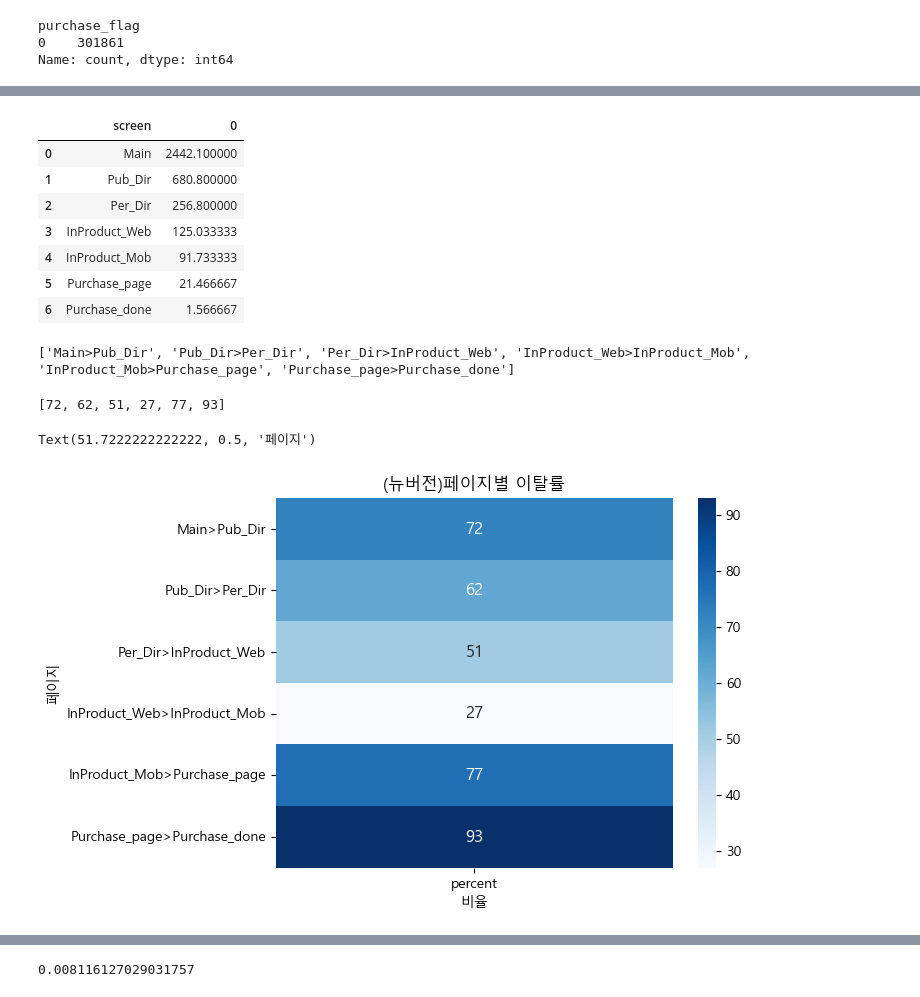
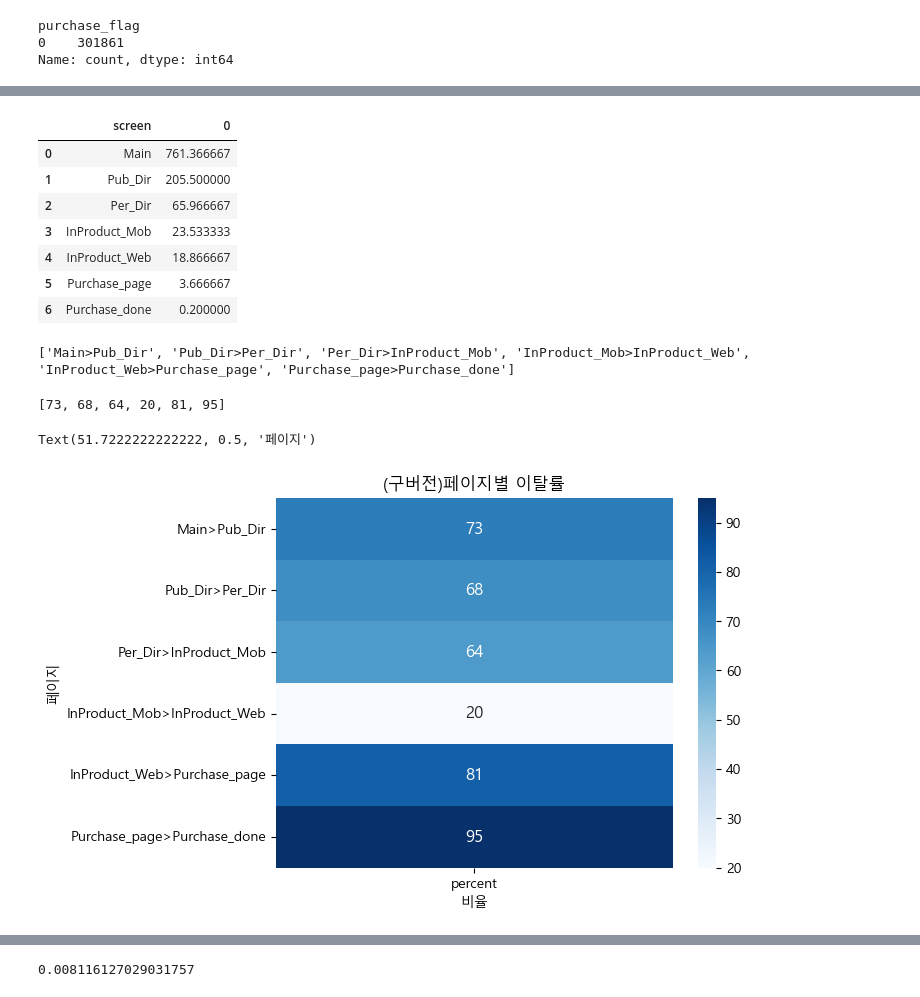
Before and after one commit to KIMJEONGSU/logs, a Jupyter notebook: logs.ipynb, the cells around one changed output, grey strips where cells are left out. Drawn from its saved outputs; the diff is of its cells as text; code cells hidden in the pictures.

```diff
--- a/logs.ipynb
+++ b/logs.ipynb
@@ -312,17 +312,17 @@ Text(221.72222222222223, 0.5, '날짜')
 # %%
-funnel = log[log['version_old']=='미사용'].groupby(['datetime','screen'])['sessionid'].nunique().unstack().fillna(0).astype(int)
+funnel = log[log['version_old']=='사용'].groupby(['datetime','screen'])['sessionid'].nunique().unstack().fillna(0).astype(int)
 funnel = funnel.mean()
 funnel = funnel[funnel.sort_values(ascending=False).index].reset_index()
 funnel
 # %% [output]
 |  | screen | 0 |
-| 0 | Main | 2442.100000 |
-| 1 | Pub_Dir | 680.800000 |
-| 2 | Per_Dir | 256.800000 |
-| 3 | InProduct_Web | 125.033333 |
-| 4 | InProduct_Mob | 91.733333 |
-| 5 | Purchase_page | 21.466667 |
-| 6 | Purchase_done | 1.566667 |
+| 0 | Main | 761.366667 |
+| 1 | Pub_Dir | 205.500000 |
+| 2 | Per_Dir | 65.966667 |
+| 3 | InProduct_Mob | 23.533333 |
+| 4 | InProduct_Web | 18.866667 |
+| 5 | Purchase_page | 3.666667 |
+| 6 | Purchase_done | 0.200000 |
 # %%
 s=[]
 for i,j in enumerate(funnel.screen):
@@ -331,7 +331,7 @@ for i,j in enumerate(funnel.screen):
 
 print(s)
 # %% [output]
-['Main>Pub_Dir', 'Pub_Dir>Per_Dir', 'Per_Dir>InProduct_Web', 'InProduct_Web>InProduct_Mob', 'InProduct_Mob>Purchase_page', 'Purchase_page>Purchase_done']
+['Main>Pub_Dir', 'Pub_Dir>Per_Dir', 'Per_Dir>InProduct_Mob', 'InProduct_Mob>InProduct_Web', 'InProduct_Web>Purchase_page', 'Purchase_page>Purchase_done']
 # %%
 
 funnel['pre'] = funnel[0].shift(1)
@@ -345,14 +345,14 @@ list(funnel_tmp['ratio'][:-1])
 # plt.xlabel('비율')
 # plt.ylabel('페이지')
 # %% [output]
-[72, 62, 51, 27, 77, 93]
+[73, 68, 64, 20, 81, 95]
 # %%
 s2 = pd.Series(list(funnel_tmp['ratio'][:-1]),index=s)
 s3 = pd.DataFrame(s2,columns=['percent'])
 sns.heatmap(s3,annot=True, fmt='d',cmap='Blues',annot_kws={'size':12})
-plt.title('(뉴버전)페이지별 이탈률')
+plt.title('(구버전)페이지별 이탈률')
 plt.xlabel('비율')
 plt.ylabel('페이지')
 # %% [output]
 Text(51.7222222222222, 0.5, '페이지')
-[figure, old version]
+[figure, new version]
```
Also changed, not shown: parts of 12 cells of this notebook, 13 other files.
